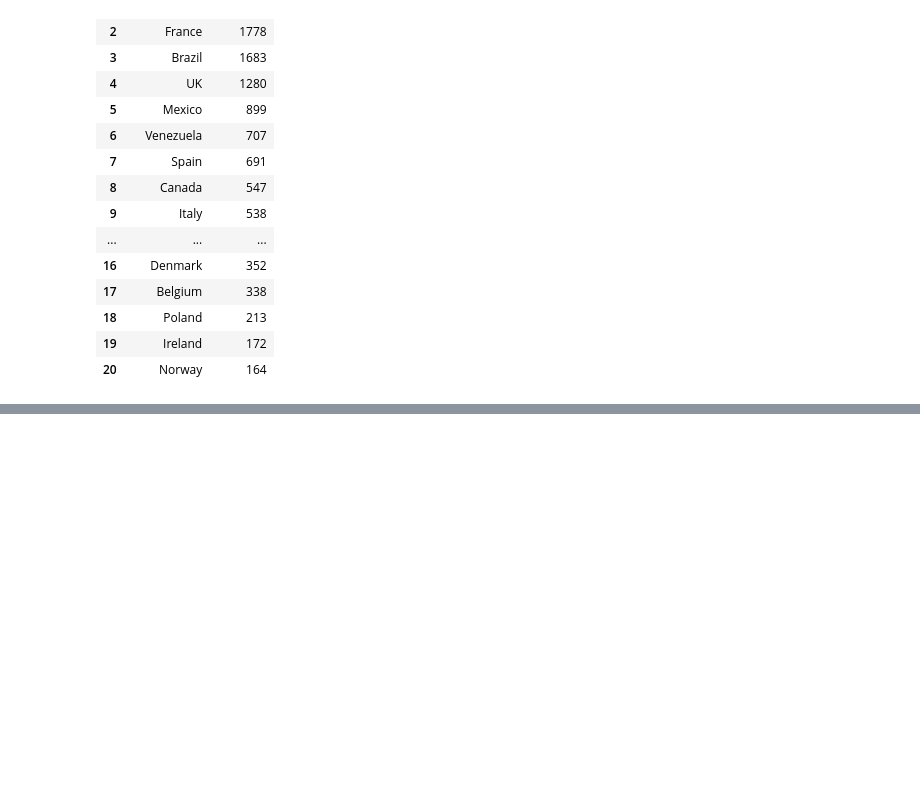
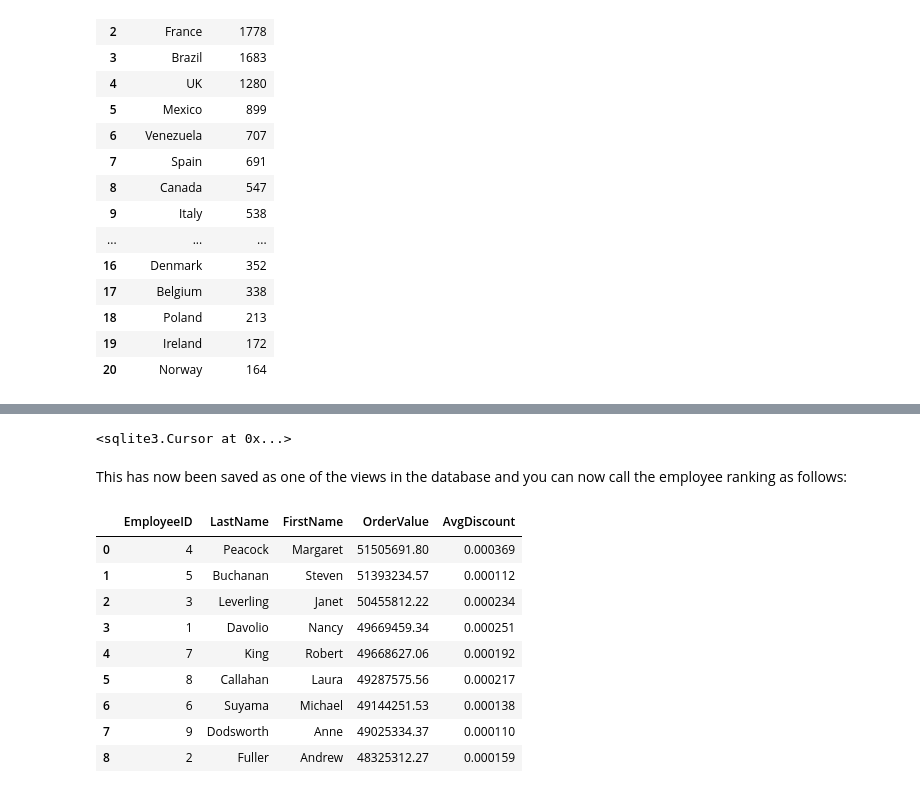
Before and after one commit to datasquad/ECLR, a Jupyter notebook: Py_SQL/Py_SQL.ipynb, the cells around one changed output, grey strips where cells are left out. Saved outputs shown, nothing was run; the diff lists cells and outputs as text; code cells hidden in the pictures; blank space fills up the shorter version.

```diff
--- a/Py_SQL/Py_SQL.ipynb
+++ b/Py_SQL/Py_SQL.ipynb
@@ -365,0 +689,29 @@ ORDER BY n_orders DESC;
+# %%
+con.execute("""
+CREATE VIEW "Employee Sales Ranking" AS
+SELECT e.EmployeeID, e.LastName, e.FirstName,
+    SUM(ROUND(od.UnitPrice * od.Quantity, 2)) AS OrderValue,
+    AVG(ROUND(od.Discount, 2)) AS AvgDiscount
+FROM Orders o
+JOIN Employees e ON o.EmployeeID = e.EmployeeID
+JOIN "Order Details" od ON o.OrderID = od.OrderID
+GROUP BY e.EmployeeID
+ORDER BY OrderValue DESC;
+""")
+# %% [output]
+<sqlite3.Cursor at 0x...>
+# %% [markdown]
+This has now been saved as one of the views in the database and you can now call the employee ranking as follows:
+# %%
+pd.read_sql_query("SELECT * FROM [Employee Sales Ranking];", con)
+# %% [output]
+|  | EmployeeID | LastName | FirstName | OrderValue | AvgDiscount |
+| 0 | 4 | Peacock | Margaret | 51505691.80 | 0.000369 |
+| 1 | 5 | Buchanan | Steven | 51393234.57 | 0.000112 |
+| 2 | 3 | Leverling | Janet | 50455812.22 | 0.000234 |
+| 3 | 1 | Davolio | Nancy | 49669459.34 | 0.000251 |
+| 4 | 7 | King | Robert | 49668627.06 | 0.000192 |
+| 5 | 8 | Callahan | Laura | 49287575.56 | 0.000217 |
+| 6 | 6 | Suyama | Michael | 49144251.53 | 0.000138 |
+| 7 | 9 | Dodsworth | Anne | 49025334.37 | 0.000110 |
+| 8 | 2 | Fuller | Andrew | 48325312.27 | 0.000159 |
```
Also changed, not shown: parts of 29 cells of this notebook, 5 other files.
